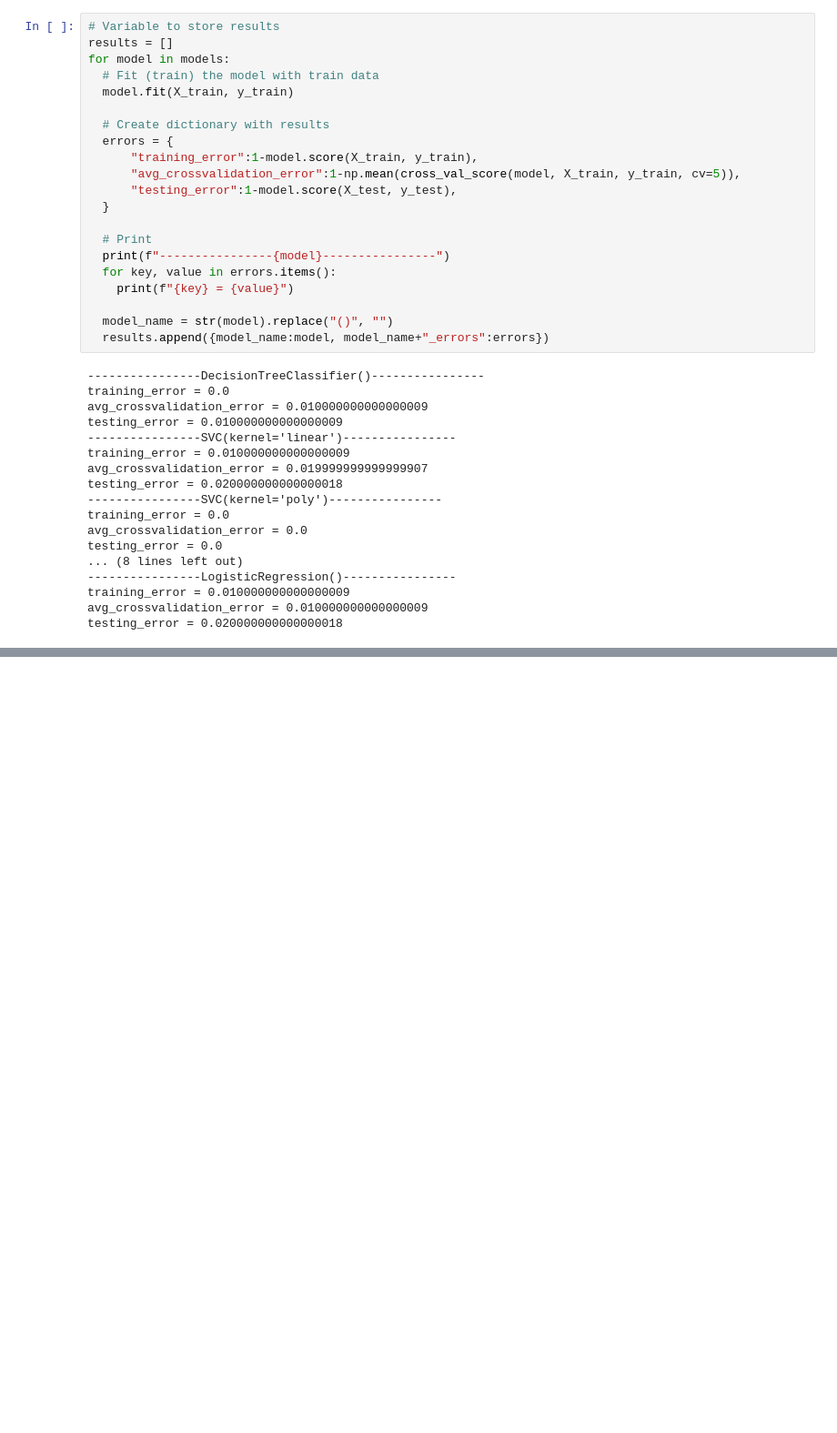
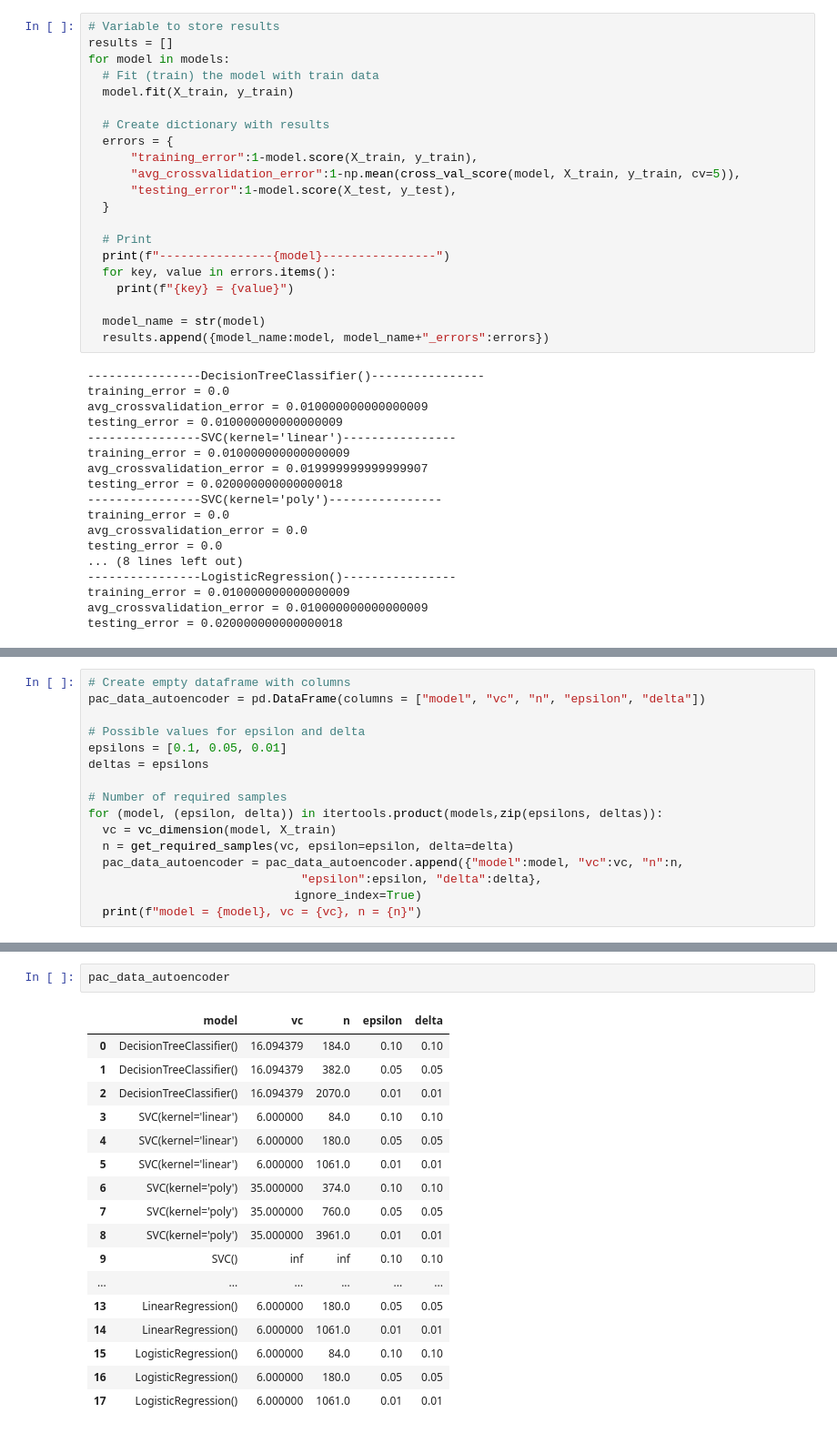
Before and after one commit to scardenol/ai_2023, a Jupyter notebook: 4. Supervised 2/entrega_Salo/src/supervised_learning.ipynb, the cells around one changed output, grey strips where cells are left out. Shown at 91% size. Cells and saved outputs as stored; diff of their text form; blank space fills up the shorter version.

```diff
--- a/4. Supervised 2/entrega_Salo/src/supervised_learning.ipynb
+++ b/4. Supervised 2/entrega_Salo/src/supervised_learning.ipynb
@@ -503,7 +675,7 @@ for model in models:
   for key, value in errors.items():
     print(f"{key} = {value}")
 
-  model_name = str(model).replace("()", "")
+  model_name = str(model)
   results.append({model_name:model, model_name+"_errors":errors})
 # %% [output]
 ----------------DecisionTreeClassifier()----------------
@@ -525,0 +700,16 @@ testing_error = 0.020000000000000018
+# %%
+# Create empty dataframe with columns
+pac_data_autoencoder = pd.DataFrame(columns = ["model", "vc", "n", "epsilon", "delta"])
+
+# Possible values for epsilon and delta
+epsilons = [0.1, 0.05, 0.01]
+deltas = epsilons
+
+# Number of required samples
+for (model, (epsilon, delta)) in itertools.product(models,zip(epsilons, deltas)):
+  vc = vc_dimension(model, X_train)
+  n = get_required_samples(vc, epsilon=epsilon, delta=delta)
+  pac_data_autoencoder = pac_data_autoencoder.append({"model":model, "vc":vc, "n":n,
+                              "epsilon":epsilon, "delta":delta},
+                             ignore_index=True)
+  print(f"model = {model}, vc = {vc}, n = {n}")
@@ -525,0 +735,20 @@ testing_error = 0.020000000000000018
+# %%
+pac_data_autoencoder
+# %% [output]
+|  | model | vc | n | epsilon | delta |
+| 0 | DecisionTreeClassifier() | 16.094379 | 184.0 | 0.10 | 0.10 |
+| 1 | DecisionTreeClassifier() | 16.094379 | 382.0 | 0.05 | 0.05 |
+| 2 | DecisionTreeClassifier() | 16.094379 | 2070.0 | 0.01 | 0.01 |
+| 3 | SVC(kernel='linear') | 6.000000 | 84.0 | 0.10 | 0.10 |
+| 4 | SVC(kernel='linear') | 6.000000 | 180.0 | 0.05 | 0.05 |
+| 5 | SVC(kernel='linear') | 6.000000 | 1061.0 | 0.01 | 0.01 |
+| 6 | SVC(kernel='poly') | 35.000000 | 374.0 | 0.10 | 0.10 |
+| 7 | SVC(kernel='poly') | 35.000000 | 760.0 | 0.05 | 0.05 |
+| 8 | SVC(kernel='poly') | 35.000000 | 3961.0 | 0.01 | 0.01 |
+| 9 | SVC() | inf | inf | 0.10 | 0.10 |
+| ... | ... | ... | ... | ... | ... |
+| 13 | LinearRegression() | 6.000000 | 180.0 | 0.05 | 0.05 |
+| 14 | LinearRegression() | 6.000000 | 1061.0 | 0.01 | 0.01 |
+| 15 | LogisticRegression() | 6.000000 | 84.0 | 0.10 | 0.10 |
+| 16 | LogisticRegression() | 6.000000 | 180.0 | 0.05 | 0.05 |
+| 17 | LogisticRegression() | 6.000000 | 1061.0 | 0.01 | 0.01 |
```
Also changed, not shown: parts of 22 cells of this notebook.
